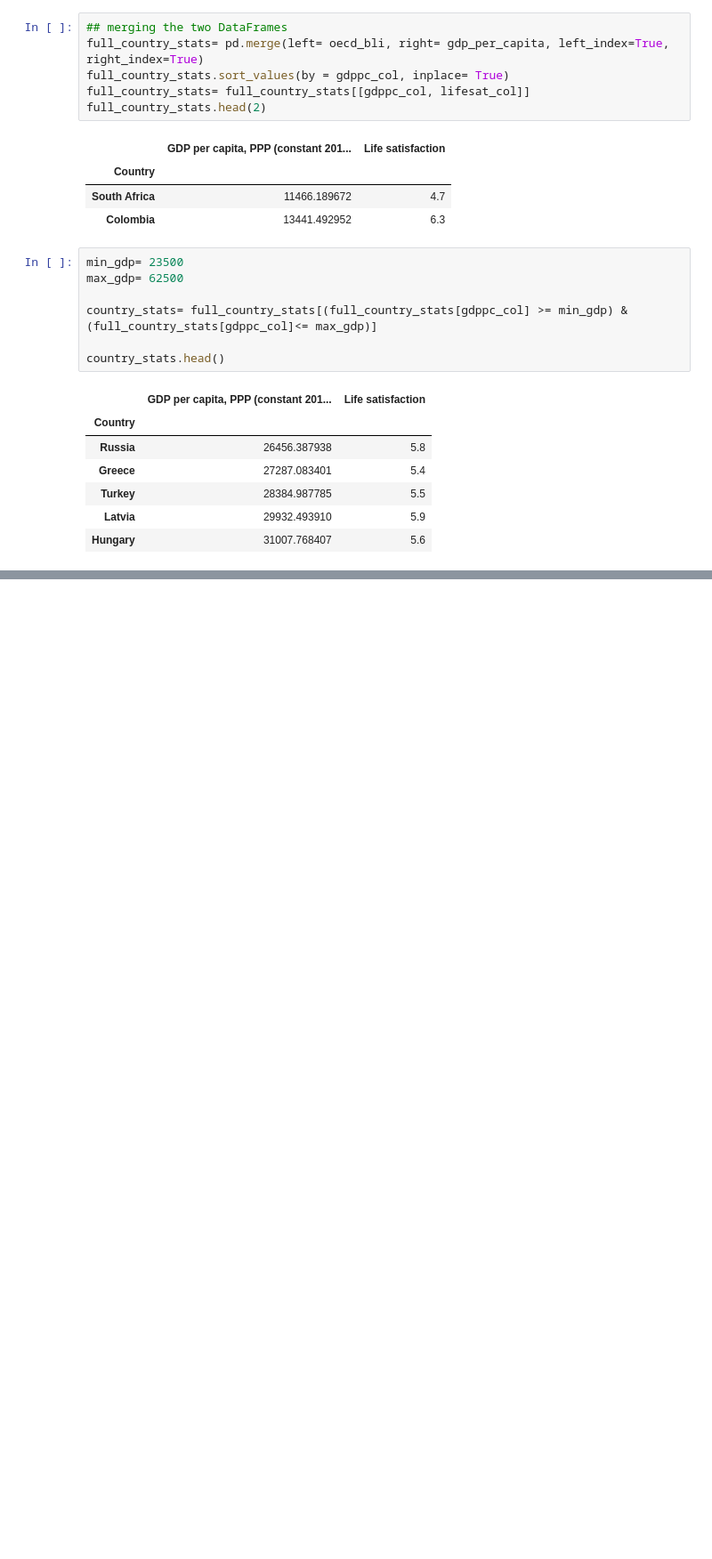
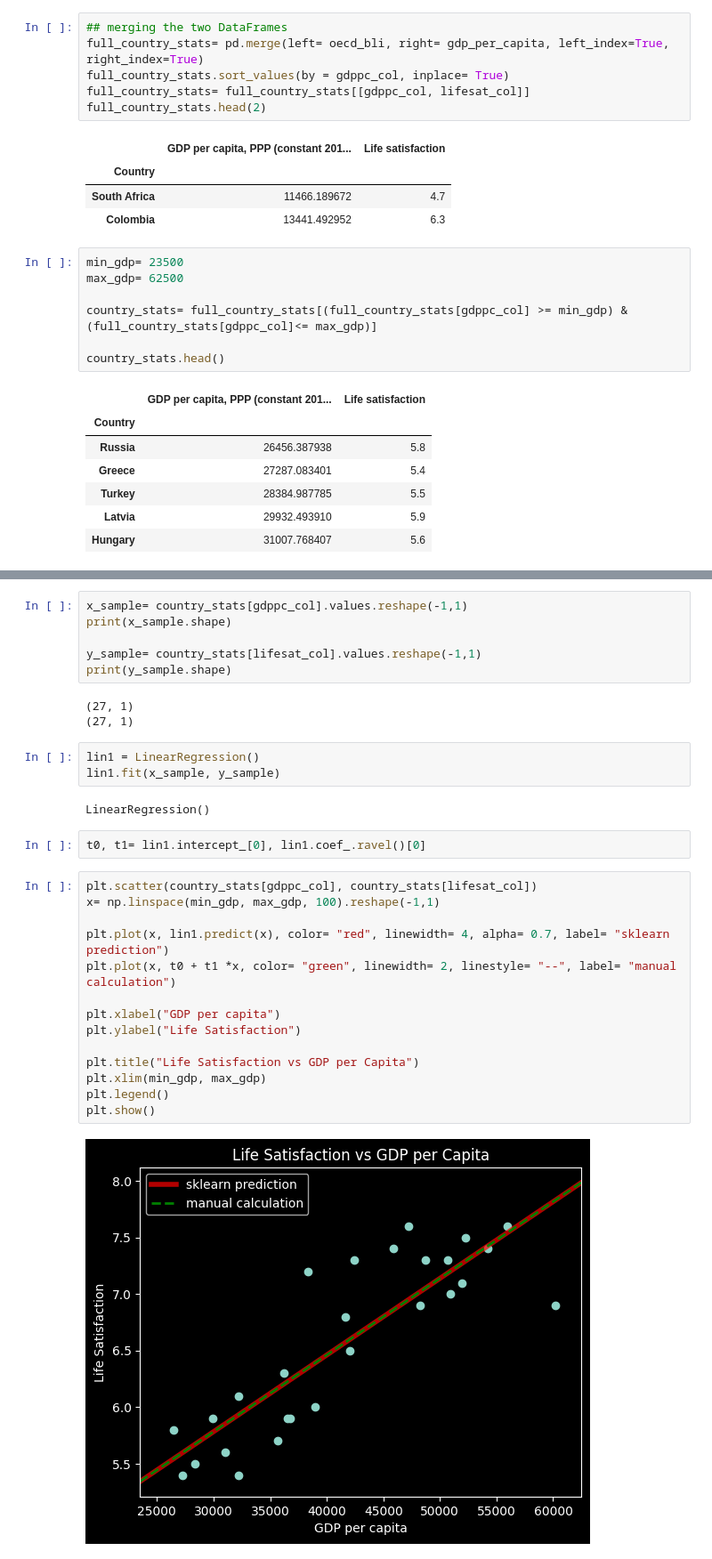
Before and after one commit to VDdotexe/PINNs_and_DL, a Jupyter notebook: 01_the machine_learning_landscape.ipynb, the cells around one changed output, grey strips where cells are left out. Shown at 89% size. Drawn from its saved outputs; the diff is of its cells as text; blank space fills up the shorter version.

```diff
--- a/01_the machine_learning_landscape.ipynb
+++ b/01_the machine_learning_landscape.ipynb
@@ -176 +178,33 @@ position_text= {
 [figure]
+# %%
+x_sample= country_stats[gdppc_col].values.reshape(-1,1)
+print(x_sample.shape)
+
+y_sample= country_stats[lifesat_col].values.reshape(-1,1)
+print(y_sample.shape)
+# %% [output]
+(27, 1)
+(27, 1)
+# %%
+lin1 = LinearRegression()
+lin1.fit(x_sample, y_sample)
+# %% [output]
+LinearRegression()
+# %%
+t0, t1= lin1.intercept_[0], lin1.coef_.ravel()[0]
+# %%
+plt.scatter(country_stats[gdppc_col], country_stats[lifesat_col])
+x= np.linspace(min_gdp, max_gdp, 100).reshape(-1,1)
+
+plt.plot(x, lin1.predict(x), color= "red", linewidth= 4, alpha= 0.7, label= "sklearn prediction")
+plt.plot(x, t0 + t1 *x, color= "green", linewidth= 2, linestyle= "--", label= "manual calculation")
+
+plt.xlabel("GDP per capita")
+plt.ylabel("Life Satisfaction")
+
+plt.title("Life Satisfaction vs GDP per Capita")
+plt.xlim(min_gdp, max_gdp)
+plt.legend()
+plt.show()
+# %% [output]
+[figure, added]
```
Also changed, not shown: parts of 3 cells of this notebook, 1 other file.
